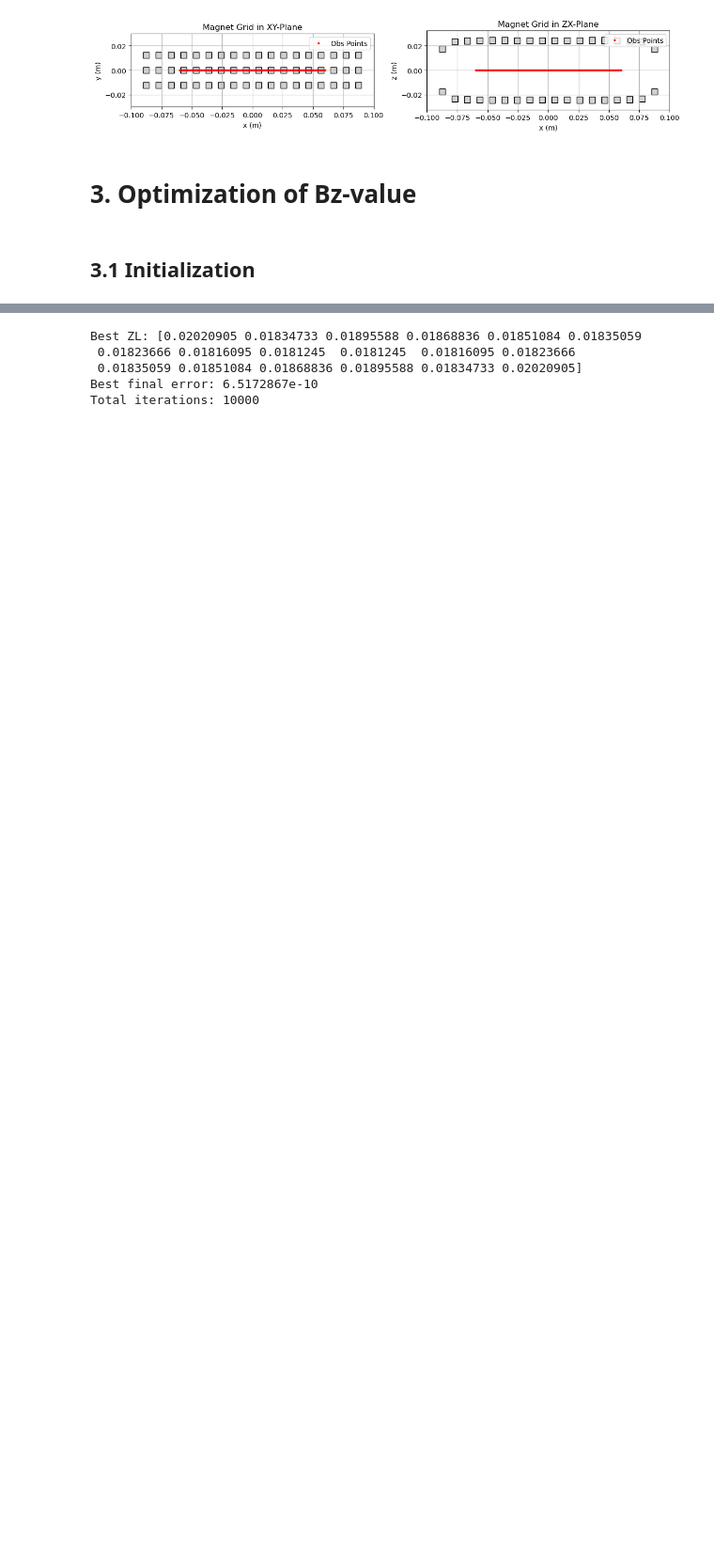
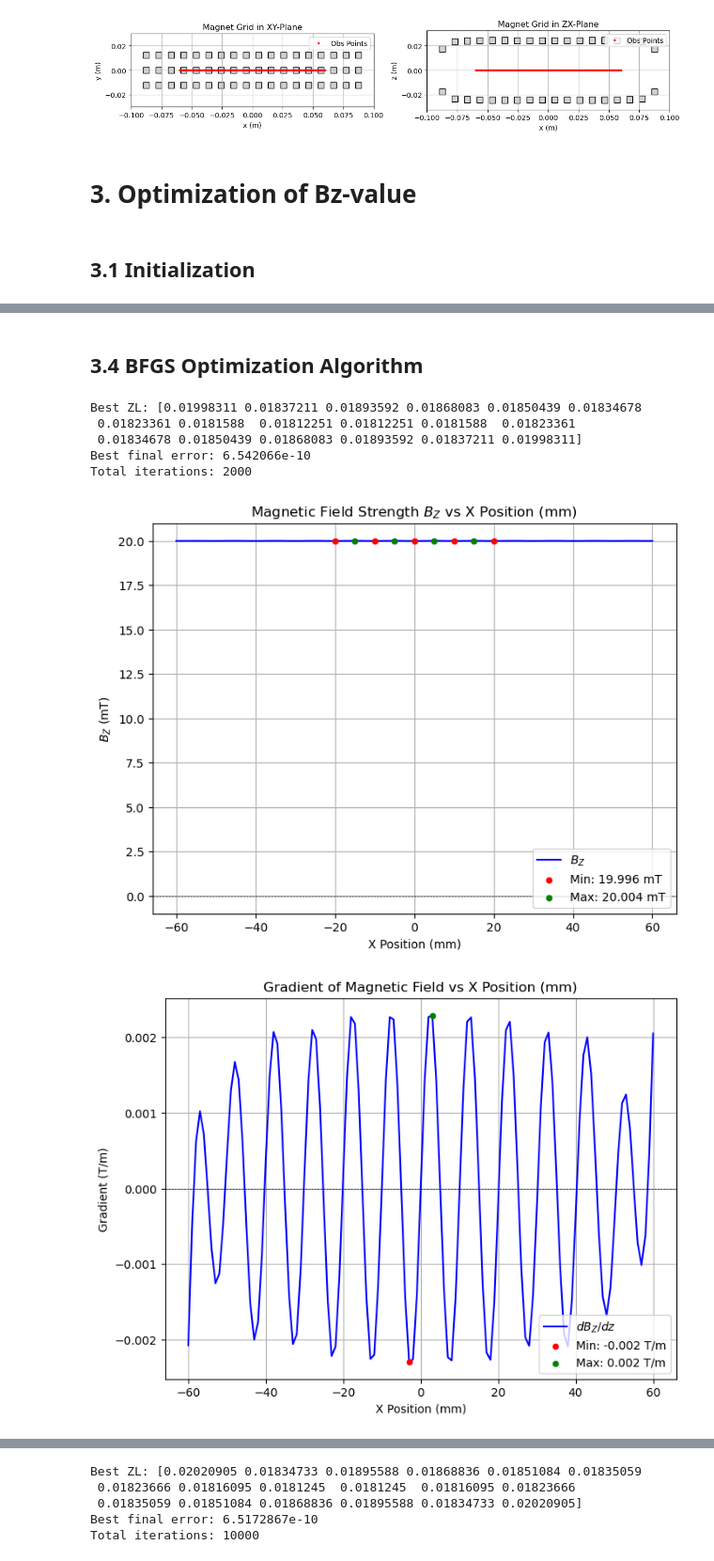
Before and after one commit to joostwijn/Rotating_Magnetic_Setup, a Jupyter notebook: 3. Magnets/Field_Shaping_Algorithm_JAX.ipynb, the cells around one changed output, grey strips where cells are left out. Shown at 94% size. Cells and saved outputs as stored; diff of their text form; code cells hidden in the pictures; blank space fills up the shorter version.

Commit message:
All optimizers added

```diff
--- a/3. Magnets/Field_Shaping_Algorithm_JAX.ipynb
+++ b/3. Magnets/Field_Shaping_Algorithm_JAX.ipynb
@@ -1510,0 +1716,2 @@ def total_error(x_flat, y_flat, z_flat, zl, h, mz, B_REF):
+# %% [markdown]
+## 3.4 BFGS Optimization Algorithm
@@ -1511 +1759,35 @@ def total_error(x_flat, y_flat, z_flat, zl, h, mz, B_REF):
+# %%
+# Set bounds
+LOW = 15e-3
+HIGH = 22e-3
+
+# Calculate initial guess
+N_FREE = (N_X + 1) // 2 #number of free parameters (9 if N_X=18, 9 if N_X=17, etc.)
+init_u = jnp.full((N_FREE,), 0.916) # Initial guess: u = 0.916 maps to zl = 20e-3.
+
+# Create solver
+solver = LBFGS(fun=loss_fn, maxiter=2000, tol=1e-11)
+res = solver.run(init_u)
+final_u = res.params
+final_zl = build_full_zl(final_u)
+final_loss = loss_fn(final_u)
+
+# Print results
+print("Best ZL:", final_zl)
+print("Best final error:", final_loss)
+print("Total iterations:", res.state.iter_num)
+# %% [output]
+Best ZL: [0.01998311 0.01837211 0.01893592 0.01868083 0.01850439 0.01834678
+ 0.01823361 0.0181588  0.01812251 0.01812251 0.0181588  0.01823361
+ 0.01834678 0.01850439 0.01868083 0.01893592 0.01837211 0.01998311]
+Best final error: 6.542066e-10
+Total iterations: 2000
+# %%
+# Plot the optimized configuration
+ZL = jnp.array(final_zl)  # Update ZL with the best configuration.
+plot_Bz(mode="Optimize")
+plot_derivative(mode="Optimize")
+# %% [output]
+[figure, added]
+[figure, added]
 # %% [markdown]
```
Also changed, not shown: parts of 20 cells of this notebook.
